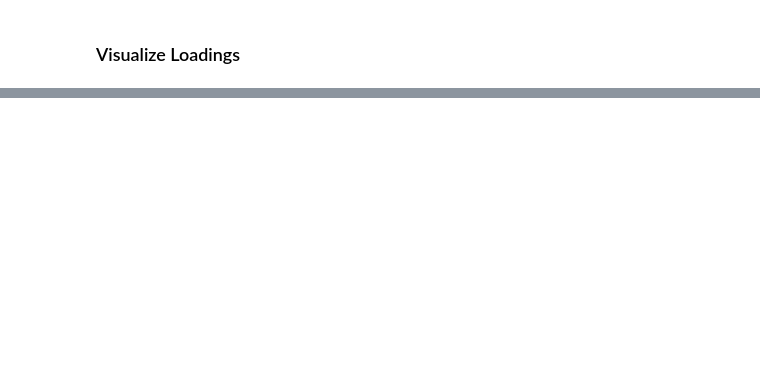
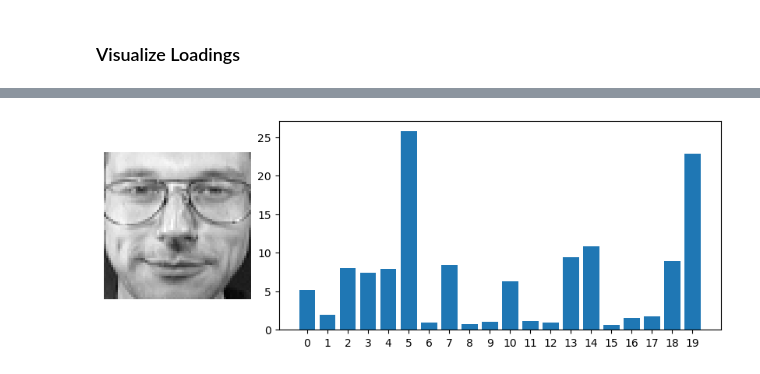
Before and after one commit to luisdiaz1997/SpatialFactorization, a Jupyter notebook: notebooks/PNMF_eigenfaces.ipynb, the cells around one changed output, grey strips where cells are left out. Drawn from its saved outputs; the diff is of its cells as text; code cells hidden in the pictures; blank space fills up the shorter version.

```diff
--- a/notebooks/PNMF_eigenfaces.ipynb
+++ b/notebooks/PNMF_eigenfaces.ipynb
@@ -79,0 +80,16 @@ for i in range(25):
+# %%
+k = 4
+x = np.arange(0, 20)
+
+fig = plt.figure(figsize=(8, 3), layout="constrained")
+spec = fig.add_gridspec(1, 4)
+
+ax0 = fig.add_subplot(spec[0, 0])
+ax0.matshow(x_train[k].reshape(64, 64), cmap='gray')
+ax0.axis('off')
+
+ax1 = fig.add_subplot(spec[0, 1:])
+ax1.bar(x, np.exp(F[k]))
+ax1.set_xticks(x);
+# %% [output]
+[figure, added]
```
Also changed, not shown: parts of 6 cells of this notebook.
